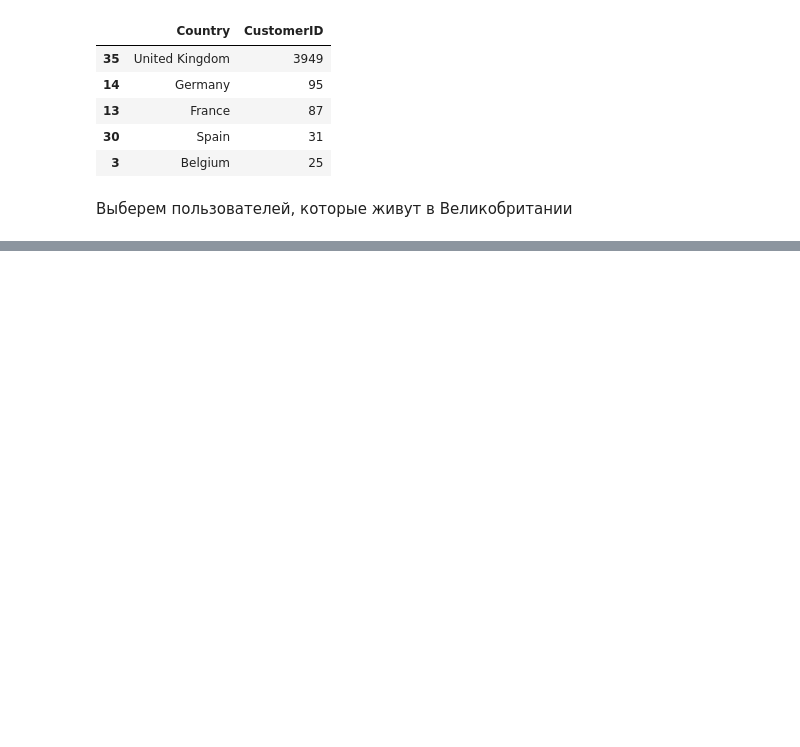
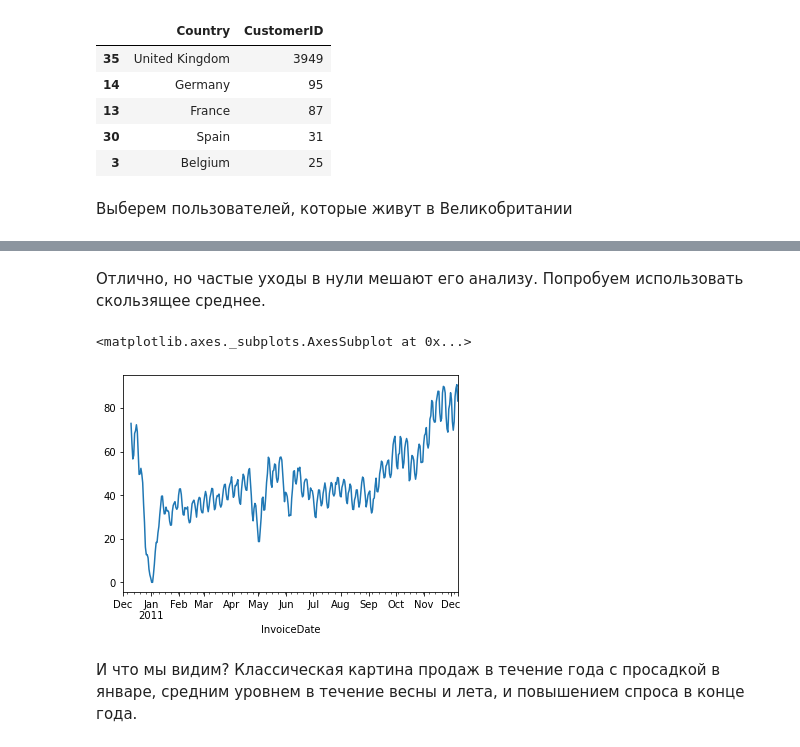
Before and after one commit to probabylity/education, a Jupyter notebook: Data analysis in Pandas.ipynb, the cells around one changed output, grey strips where cells are left out. Drawn from its saved outputs; the diff is of its cells as text; code cells hidden in the pictures; blank space fills up the shorter version.

```diff
--- a/Data analysis in Pandas.ipynb
+++ b/Data analysis in Pandas.ipynb
@@ -155,0 +157,9 @@ sns.distplot(transaction_data)
+# %% [markdown]
+Отлично, но частые уходы в нули мешают его анализу. Попробуем использовать скользящее среднее.
+# %%
+UK_data.resample('D').CustomerID.nunique().rolling(10).mean().plot()
+# %% [output]
+<matplotlib.axes._subplots.AxesSubplot at 0x...>
+[figure, added]
+# %% [markdown]
+И что мы видим? Классическая картина продаж в течение года с просадкой в январе, средним уровнем в течение весны и лета, и повышением спроса в конце года.
```
Also changed, not shown: parts of 10 cells of this notebook.
